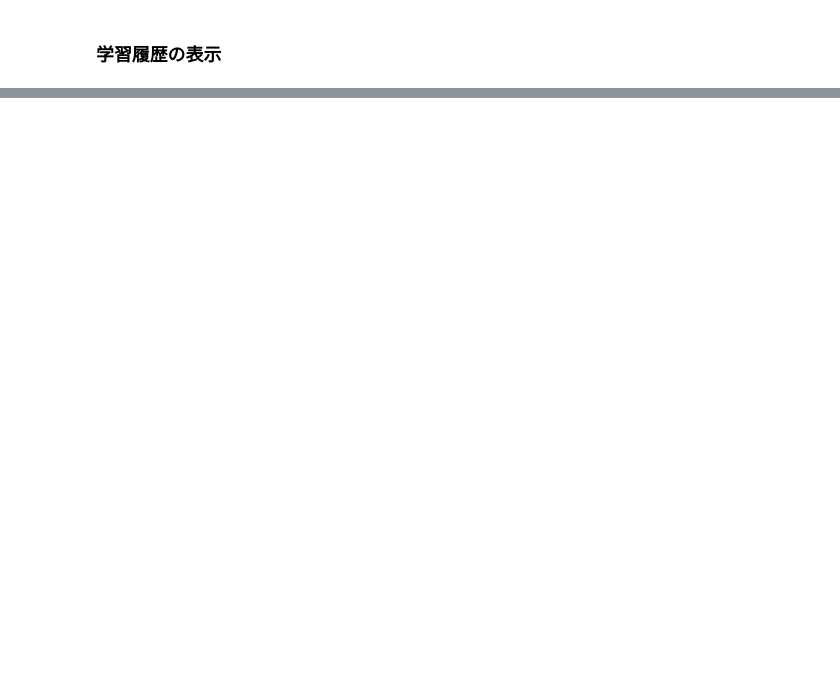
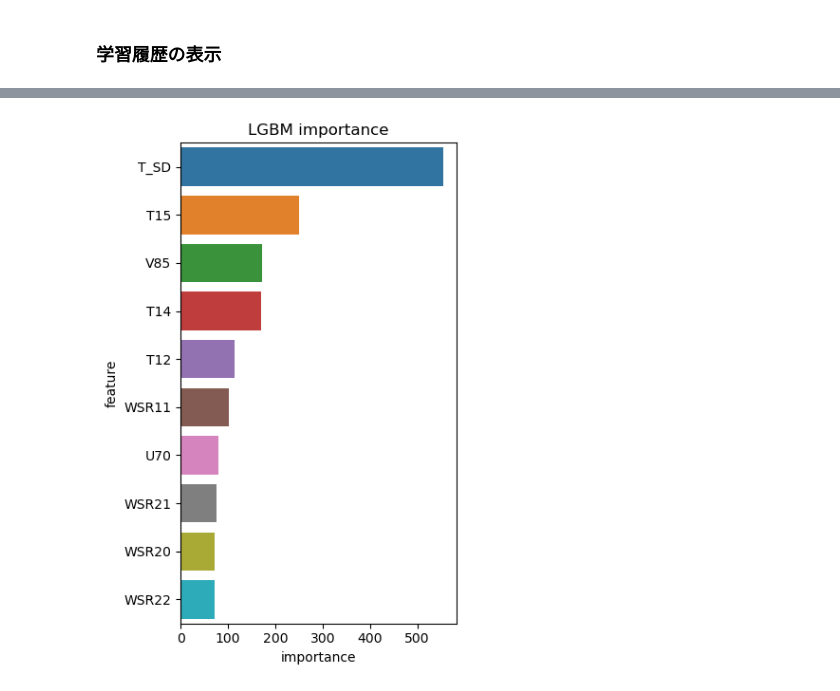
Before and after one commit to sakiiwaki/ozon, a Jupyter notebook: notebooks/ozon_3_lightGBM1.ipynb, the cells around one changed output, grey strips where cells are left out. Cells and saved outputs as stored; diff of their text form; code cells hidden in the pictures; blank space fills up the shorter version.

```diff
--- a/notebooks/ozon_3_lightGBM1.ipynb
+++ b/notebooks/ozon_3_lightGBM1.ipynb
@@ -103,8 +103,8 @@ test_df = test_df.fillna(test_df.mean())
 
 # オーバーサンプリング
 # SMOTEの初期化と適用
-smote = SMOTE(random_state=42)
-train_df, y = smote.fit_resample(train_df, y)
+# smote = SMOTE(random_state=42)
+# train_df, y = smote.fit_resample(train_df, y)
 
 """
 # データ標準化(rightGBMのときはいらない)
@@ -115,4 +115,5 @@ test_df = pd.DataFrame(scaler.transform(test_df), index = test_df.index, columns
 print(y)
 # print(f'train_df : \n{train_df}\n')
 # print(f'y : \n{y}\n')
+print(y.sum())
 # %% [output]
@@ -248,19 +280,13 @@ plt.show()
 # %%
 # モデルを用いてテストデータを予測
-test_pred = np.zeros((len(test_df), 5))
-for fold_index , gbm in enumerate(models):
-    pred_test = gbm.predict(test_df)
-    print(np.where(pred_test>=0.5, 1, 0).sum())
-    # test_pred[:, fold_index] = pred_test
-    test_pred[:, fold_index] = np.where(pred_test>=0.5, 1, 0)
+test_score_array = np.zeros(len(test_df))
+for model in models:
+    test_pred = model.predict(test_df, num_iteration=model.best_iteration)
+    test_score_array += test_pred / n_splits
+test_score_array = np.where(test_score_array>=0.07,1,0)
 
-# 行数で繰り返し予測値を代入
-test_pred = pd.DataFrame(test_pred)
-test_pred = test_pred.mode(axis=1).values
-print(f'test_pred.sum : {test_pred.sum()}')
-for index, row in sample_sub.iterrows():
-    sample_sub.iloc[index,1] = test_pred[index]
+result = pd.DataFrame({"id": sample_sub.iloc[:, 0], "OZONE": test_score_array})
+print(result)
 
-# 結果を保存
-sample_sub.to_csv("../data/sumote_submission_lightBGM_0516.csv", index=False)
+test_score_array.sum()
 # %% [output]
@@ -272,0 +308,19 @@ test_pred.sum : 91.0
+# %%
+# 特徴量の重要度を可視化
+# 特徴量重要度を保存する dataframe を用意
+# https://www.sairablog.com/article/lightgbm-sklearn-kaggle-classification.html から抜粋
+top_feature_num = 10
+feature_importances = pd.DataFrame({
+  'feature' : model.feature_name(),
+  'importance': model.feature_importance(importance_type='gain'),
+})
+
+order = list(feature_importances.groupby("feature")["importance"].mean().sort_values(ascending=False).index)[:top_feature_num]
+
+plt.figure(figsize=(4, 6))
+sns.barplot(x='importance', y='feature', data=feature_importances, order=order)
+plt.title('LGBM importance')
+plt.tight_layout()
+plt.show()
+# %% [output]
+[figure, added]
```
Also changed, not shown: parts of 12 cells of this notebook, 1 other file.
